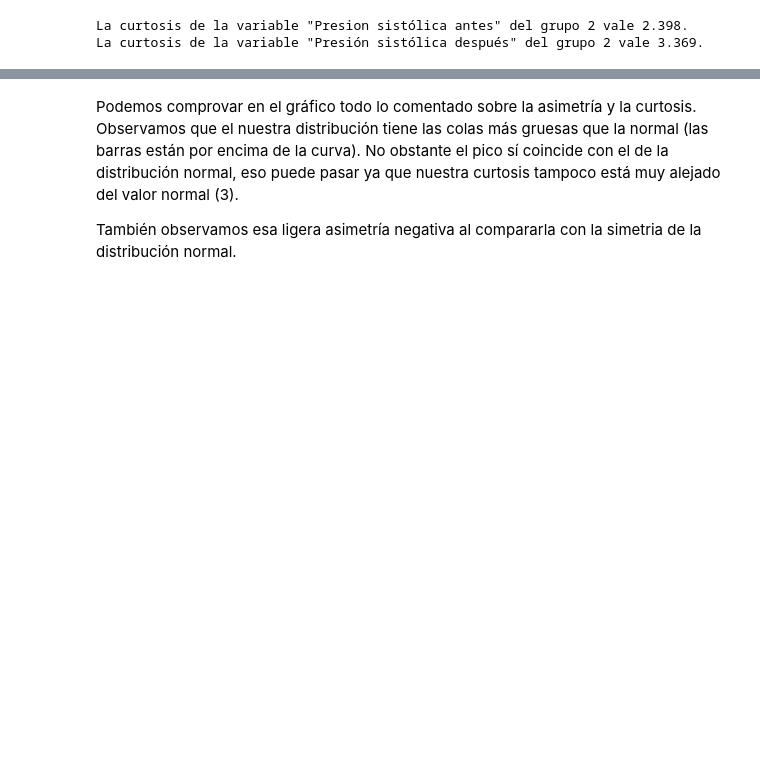
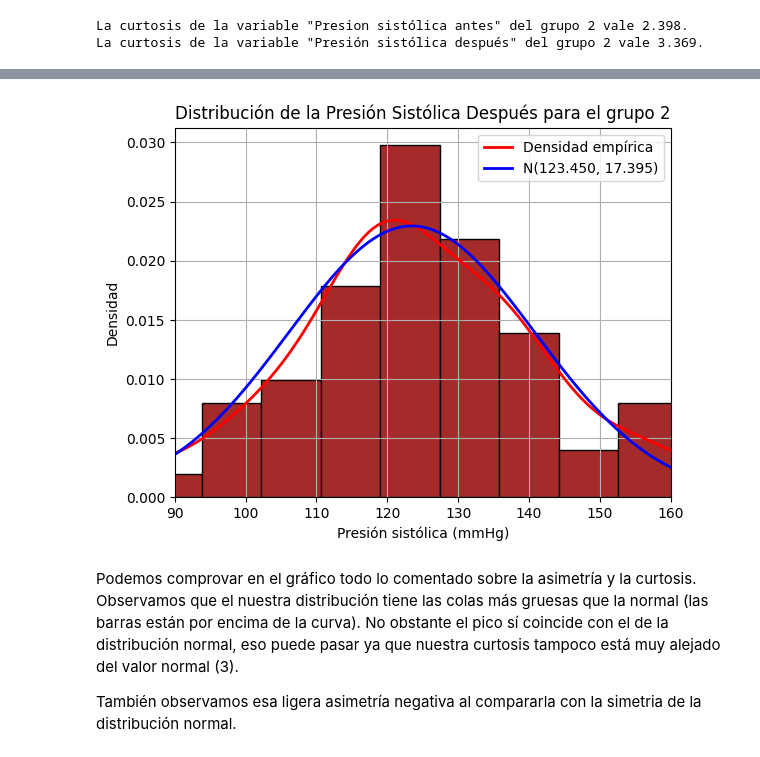
Before and after one commit to mikiaguilo/Entrega, a Jupyter notebook: Entrega.ipynb, the cells around one changed output, grey strips where cells are left out. Drawn from its saved outputs; the diff is of its cells as text; code cells hidden in the pictures; blank space fills up the shorter version.

```diff
--- a/Entrega.ipynb
+++ b/Entrega.ipynb
@@ -170,3 +173,32 @@ plt.show()
+# %%
+import numpy as np
+import matplotlib.pyplot as plt
+from scipy.stats import norm
+
+# Parámetros de la distribución normal deseada
+media = grupo_2['Presión sistólica después'].mean()
+desv = grupo_2['Presión sistólica después'].std()
+
+# Histograma de tus datos reales
+plt.hist(grupo_2["Presión sistólica después"], bins=10, color='brown', edgecolor='black', density=True)
+sns.kdeplot(grupo_2["Presión sistólica después"], color='red', linewidth=2, label='Densidad empírica')
+plt.xlim(90, 160)
+plt.title("Distribución de la Presión Sistólica Después para el grupo 2")
+plt.xlabel("Presión sistólica (mmHg)")
+plt.ylabel("Densidad")  # usamos densidad para comparar con la curva normal
+plt.grid(True)
+
+# Curva normal teórica centrada en la media y desviación dadas
+x = np.linspace(90, 160, 1000)
+y = norm.pdf(x, media, desv)
+
+# Añadimos la curva al mismo gráfico
+plt.plot(x, y, 'b', linewidth=2, label=f'N({media:.3f}, {desv:.3f})')
+
+plt.legend()
+plt.show()
+# %% [output]
+[figure, added]
 # %% [markdown]
 Podemos comprovar en el gráfico todo lo comentado sobre la asimetría y la curtosis. Observamos que el nuestra distribución tiene las colas más gruesas que la normal (las barras están por encima de la curva). No obstante el pico sí coincide con el de la distribución normal, eso puede pasar ya que nuestra curtosis tampoco está muy alejado del valor normal (3).
 
```
Also changed, not shown: parts of 13 cells of this notebook.
